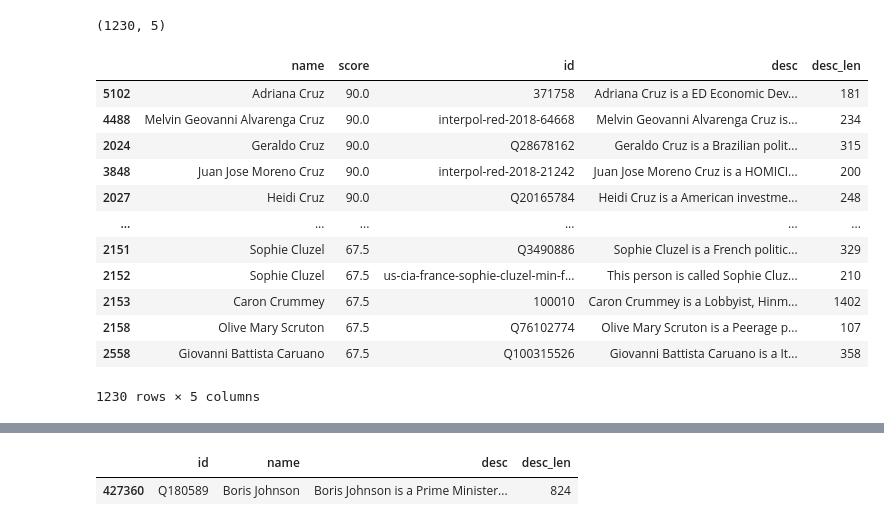
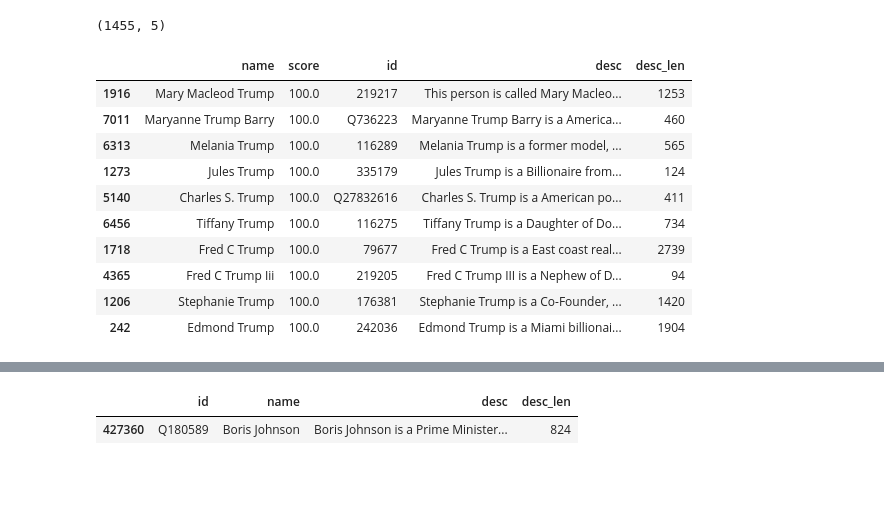
Before and after one commit to guardian/jai_2022_sandbox, a Jupyter notebook: Improve_candidate_generation.ipynb, the cells around one changed output, grey strips where cells are left out. Cells and saved outputs as stored; diff of their text form; code cells hidden in the pictures; blank space fills up the shorter version.

```diff
--- a/Improve_candidate_generation.ipynb
+++ b/Improve_candidate_generation.ipynb
@@ -16,6 +16,10 @@ from prodigy.util import set_hashes
 from spacy.kb import KnowledgeBase, Candidate  # , get_candidates
 
 from gu_model.trf_tensor_to_vec import *
+# %%
+span = 'Trump'
+person_of_interest='Donald Trump'
+sentence="The man who would serve Trump as vice-president, Indiana governor Mike Pence, evaded any clear answer about his running mate’s position. In an interview aired Sunday with NBC’s Meet the Press, he said: “What Donald Trump laid out this week in Arizona was really a roadmap to end illegal immigration once and for all in this country.”"
 # %%
 kb_loc='assets/kb_full_2022_10_26'
 nlp = spacy.load('gu_model/en_ner_guardian-1.0.3/en_ner_guardian/en_ner_guardian-1.0.3',
@@ -86,7 +41,7 @@ def get_candidates_from_fuzzy_matching(span, kb, matching_thres=60) -> Iterator[
     matches = {}
     for al in aliases:
         # fuzzy_ratio=rapidfuzz.fuzz.token_set_ratio(span.lower(),al.lower())
-        fuzzy_ratio = rapidfuzz.fuzz.WRatio(span.lower(), al.lower())
+        fuzzy_ratio = rapidfuzz.fuzz.partial_ratio(span.lower(), al.lower())
         if fuzzy_ratio >= matching_thres:
             # matches.append(al)
             matches[al] = fuzzy_ratio
@@ -148,26 +86,24 @@ matches
 # %%
 matches=matches.merge(kb_entities, on=['name'], how='left')
 # %%
-score_thres=matches['score'].quantile(0.8)
+score_thres=matches['score'].quantile(0.9)
 # %%
 matches=matches[matches['score']>=score_thres]
 # %%
 matches.shape
 # %% [output]
-(1230, 5)
+(1455, 5)
 # %%
-matches.sort_values(by='score', ascending=False)
+matches.sort_values(by='score', ascending=False).head(10)
 # %% [output]
 |  | name | score | id | desc | desc_len |
-| 5102 | Adriana Cruz | 90.0 | 371758 | Adriana Cruz is a ED Economic Dev... | 181 |
-| 4488 | Melvin Geovanni Alvarenga Cruz | 90.0 | interpol-red-2018-64668 | Melvin Geovanni Alvarenga Cruz is... | 234 |
-| 2024 | Geraldo Cruz | 90.0 | Q28678162 | Geraldo Cruz is a Brazilian polit... | 315 |
-| 3848 | Juan Jose Moreno Cruz | 90.0 | interpol-red-2018-21242 | Juan Jose Moreno Cruz is a HOMICI... | 200 |
-| 2027 | Heidi Cruz | 90.0 | Q20165784 | Heidi Cruz is a American investme... | 248 |
-| ... | ... | ... | ... | ... | ... |
-| 2151 | Sophie Cluzel | 67.5 | Q3490886 | Sophie Cluzel is a French politic... | 329 |
-| 2152 | Sophie Cluzel | 67.5 | us-cia-france-sophie-cluzel-min-f... | This person is called Sophie Cluz... | 210 |
-| 2153 | Caron Crummey | 67.5 | 100010 | Caron Crummey is a Lobbyist, Hinm... | 1402 |
-| 2158 | Olive Mary Scruton | 67.5 | Q76102774 | Olive Mary Scruton is a Peerage p... | 107 |
-| 2558 | Giovanni Battista Caruano | 67.5 | Q100315526 | Giovanni Battista Caruano is a It... | 358 |
+| 1916 | Mary Macleod Trump | 100.0 | 219217 | This person is called Mary Macleo... | 1253 |
+| 7011 | Maryanne Trump Barry | 100.0 | Q736223 | Maryanne Trump Barry is a America... | 460 |
+| 6313 | Melania Trump | 100.0 | 116289 | Melania Trump is a former model, ... | 565 |
+| 1273 | Jules Trump | 100.0 | 335179 | Jules Trump is a Billionaire from... | 124 |
+| 5140 | Charles S. Trump | 100.0 | Q27832616 | Charles S. Trump is a American po... | 411 |
+| 6456 | Tiffany Trump | 100.0 | 116275 | Tiffany Trump is a Daughter of Do... | 734 |
+| 1718 | Fred C Trump | 100.0 | 79677 | Fred C Trump is a East coast real... | 2739 |
+| 4365 | Fred C Trump Iii | 100.0 | 219205 | Fred C Trump III is a Nephew of D... | 94 |
+| 1206 | Stephanie Trump | 100.0 | 176381 | Stephanie Trump is a Co-Founder, ... | 1420 |
+| 242 | Edmond Trump | 100.0 | 242036 | Edmond Trump is a Miami billionai... | 1904 |
-1230 rows × 5 columns
```
Also changed, not shown: parts of 61 cells of this notebook, 5 other files.
